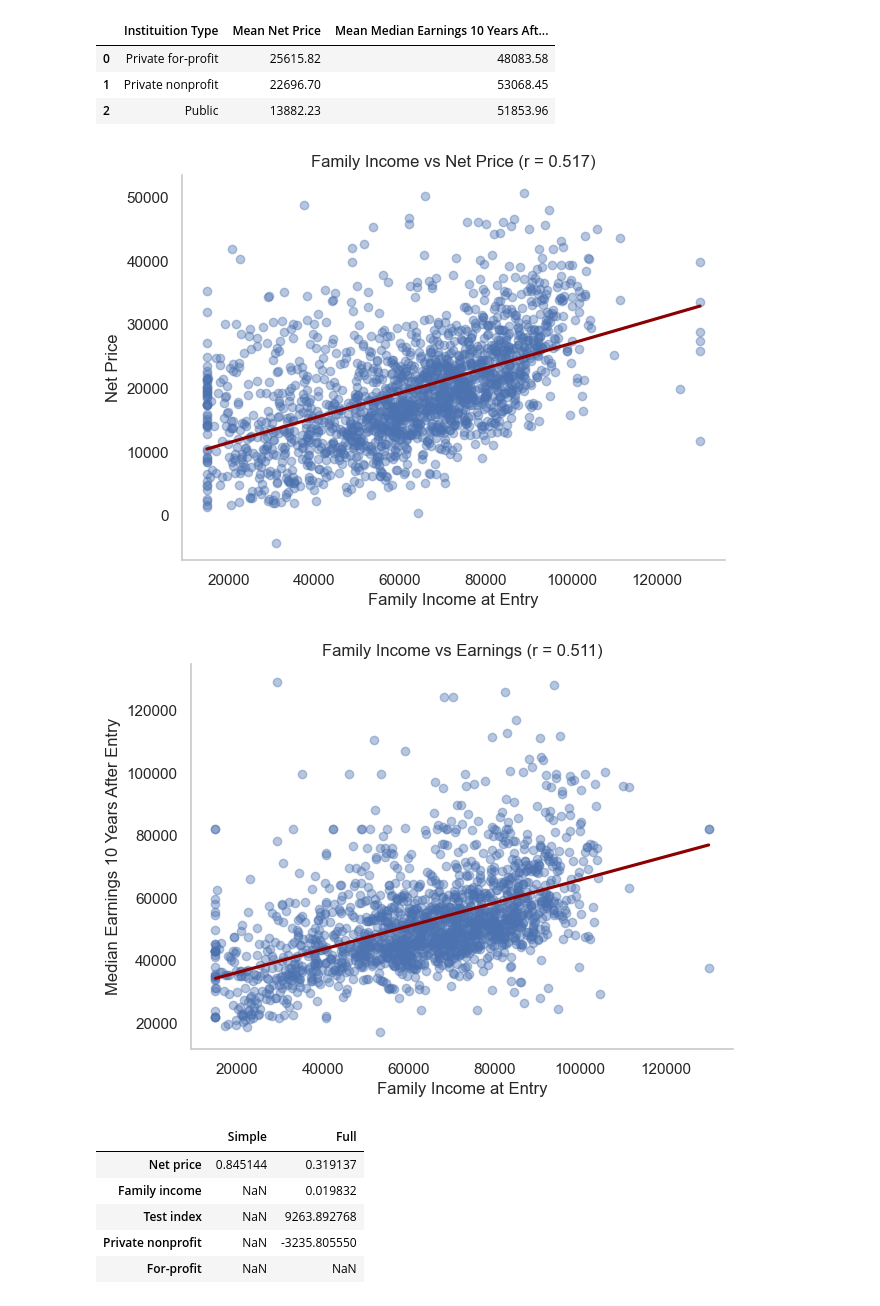
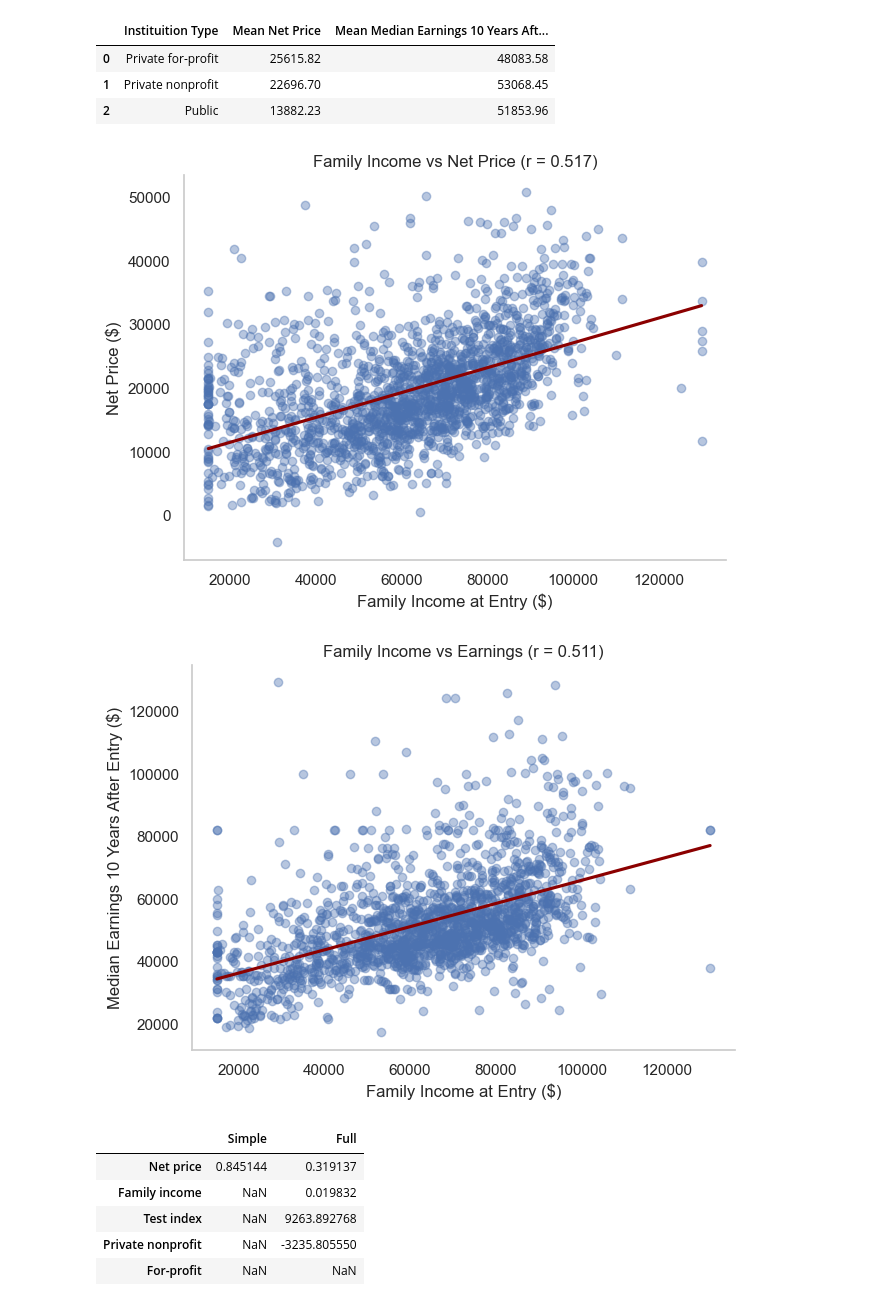
Before and after one commit to jethrochen0709/Econ570FinalProject, a Jupyter notebook: FInalProject.ipynb, the cells around one changed output. Saved outputs shown, nothing was run; the diff lists cells and outputs as text; code cells hidden in the pictures.

```diff
--- a/FInalProject.ipynb
+++ b/FInalProject.ipynb
@@ -317,8 +347,8 @@ q2_price = scorecard[["family_income", "net_price"]].dropna()
 # print("Correlation (family income vs net price):", q2_price.corr().iloc[0, 1].round(3))
 plt.figure(figsize=(7, 5))
 sns.regplot(data=q2_price, x="family_income", y="net_price", scatter_kws={"alpha": 0.4}, line_kws={"color": "darkred"}, ci=None)
-plt.xlabel("Family Income at Entry")
-plt.ylabel("Net Price")
+plt.xlabel("Family Income at Entry ($)")
+plt.ylabel("Net Price ($)")
 
 r = q2_price.corr().iloc[0, 1]
 plt.title(f"Family Income vs Net Price (r = {r:.3f})")
@@ -326,24 +356,24 @@ plt.grid(False)
 sns.despine()
 plt.show()
 # %% [output]
-[figure, old version]
+[figure, new version]
 # %%
 # Q2.2: Family income vs earnings
 q2_earn = scorecard[["family_income", "median_earnings_10yr"]].dropna()
 # print("Correlation (family income vs earnings):", q2_earn.corr().iloc[0, 1].round(3))
 plt.figure(figsize=(7, 5))
 sns.regplot(data=q2_earn, x="family_income", y="median_earnings_10yr", scatter_kws={"alpha": 0.4}, line_kws={"color": "darkred"}, ci=None)
-plt.xlabel("Family Income at Entry")
-plt.ylabel("Median Earnings 10 Years After Entry")
+plt.xlabel("Family Income at Entry ($)")
+plt.ylabel("Median Earnings 10 Years After Entry ($)")
 
 r = q2_earn.corr().iloc[0, 1]
 plt.title(f"Family Income vs Earnings (r = {r:.3f})")
 
 plt.grid(False)
 sns.despine()
 plt.show()
 # %% [output]
-[figure, old version]
+[figure, new version]
 # %%
 # Q2.3: OLS — earnings on net price, controlling for family income and test scores
 ols_data = scorecard[["median_earnings_10yr", "net_price", "family_income", "test_index", "control_label", "undergrad_enrollment"]].dropna()
```
Also changed, not shown: parts of 6 cells of this notebook.
